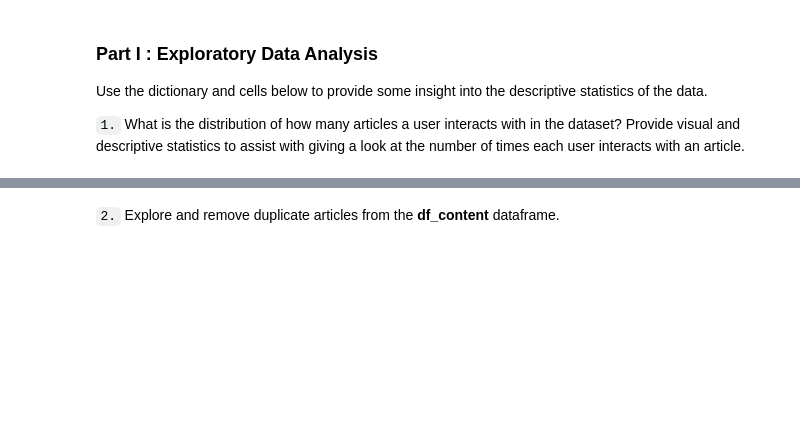
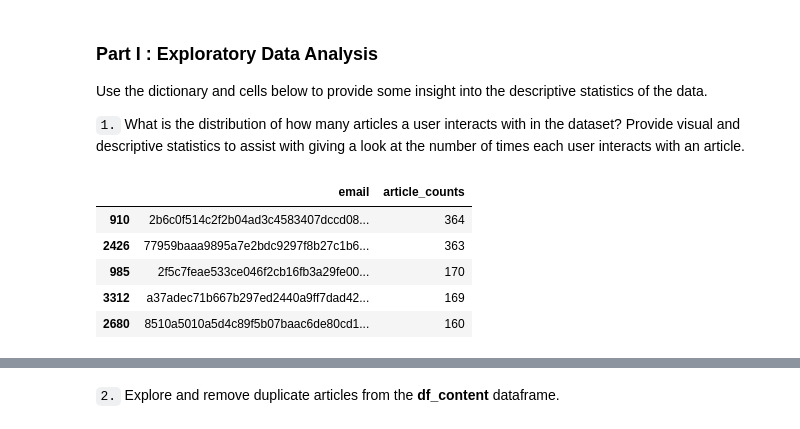
Before and after one commit to lch129444/Recommendations_with_IBM, a Jupyter notebook: Recommendations_with_IBM.ipynb, the cells around one changed output, grey strips where cells are left out. Cells and saved outputs as stored; diff of their text form; code cells hidden in the pictures; blank space fills up the shorter version.

```diff
--- a/Recommendations_with_IBM.ipynb
+++ b/Recommendations_with_IBM.ipynb
@@ -43,3 +57,15 @@ df_content.head()
 Use the dictionary and cells below to provide some insight into the descriptive statistics of the data.
 
 `1.` What is the distribution of how many articles a user interacts with in the dataset?  Provide visual and descriptive statistics to assist with giving a look at the number of times each user interacts with an article.
+# %%
+df_by_email = df.groupby(['email']).size().reset_index(name = 'article_counts')
+df_by_email = df_by_email.sort_values(by = ['article_counts'], ascending = False)
+
+df_by_email.head()
+# %% [output]
+|  | email | article_counts |
+| 910 | 2b6c0f514c2f2b04ad3c4583407dccd08... | 364 |
+| 2426 | 77959baaa9895a7e2bdc9297f8b27c1b6... | 363 |
+| 985 | 2f5c7feae533ce046f2cb16fb3a29fe00... | 170 |
+| 3312 | a37adec71b667b297ed2440a9ff7dad42... | 169 |
+| 2680 | 8510a5010a5d4c89f5b07baac6de80cd1... | 160 |
```
Also changed, not shown: parts of 4 cells of this notebook.
